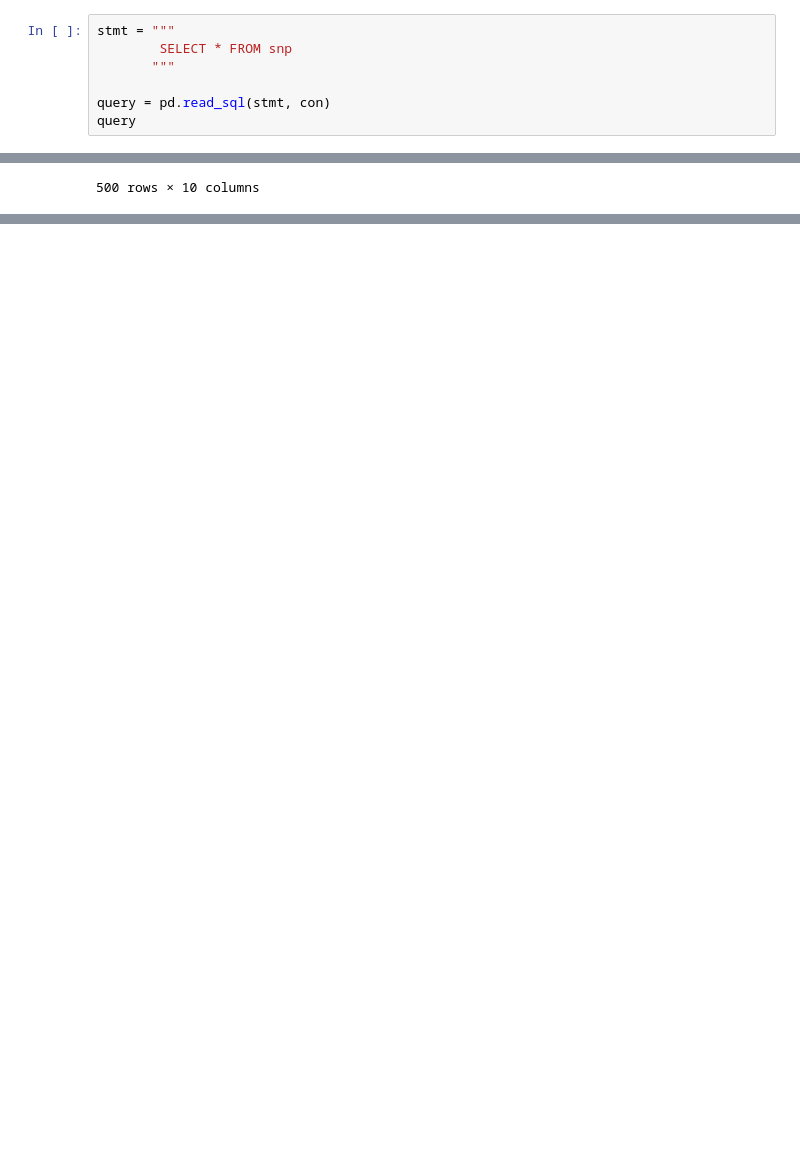
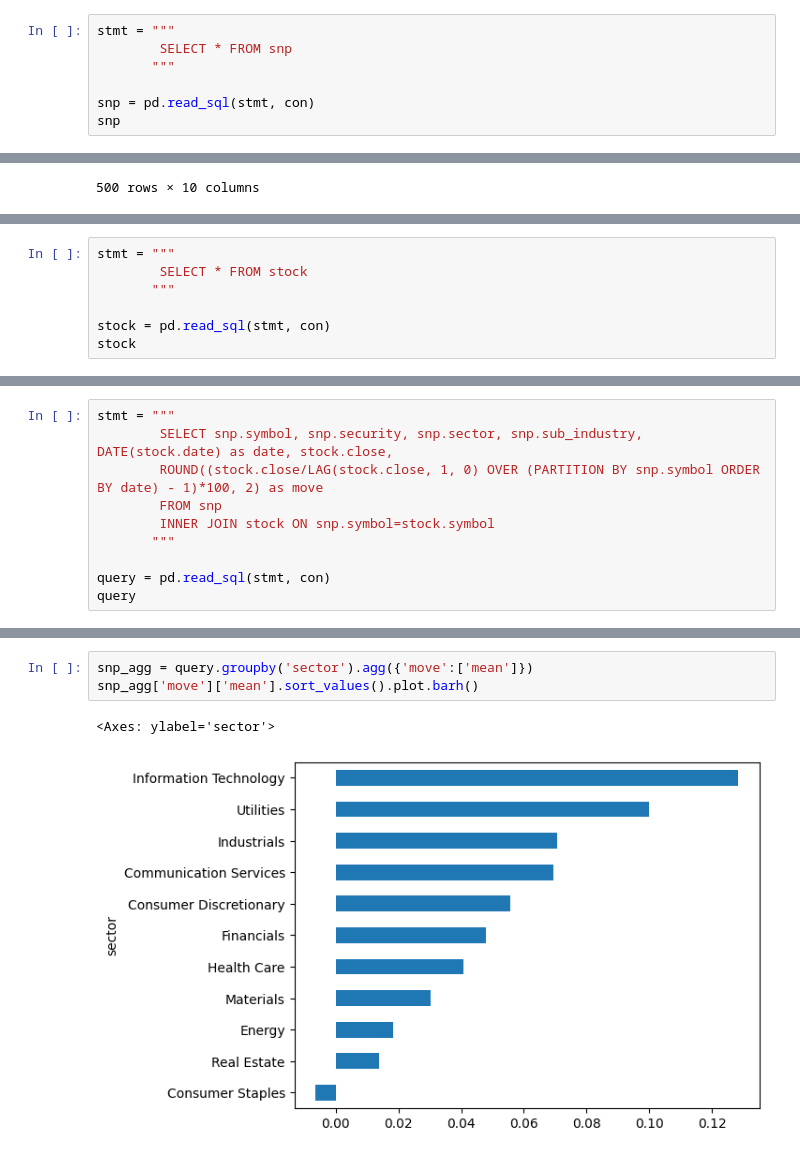
Before and after one commit to Robert-Shonk/SnP, a Jupyter notebook: explore.ipynb, the cells around one changed output, grey strips where cells are left out. Drawn from its saved outputs; the diff is of its cells as text; blank space fills up the shorter version.

```diff
--- a/explore.ipynb
+++ b/explore.ipynb
@@ -12,8 +11,8 @@ stmt = """
         SELECT * FROM snp
        """
 
-query = pd.read_sql(stmt, con)
-query
+snp = pd.read_sql(stmt, con)
+snp
 # %% [output]
 |  | id | exchange_url | symbol | security | sector | sub_industry | hq_location | date_added | CIK | ... |
 | 0 | 1 | https://www.nyse.com/quote/XNYS:MMM | MMM | 3M | Industrials | Industrial Conglomerates | Saint Paul, Minnesota | 1957-03-04 | 66740 | ... |
@@ -51,0 +30,7 @@ query
+# %%
+stmt = """
+        SELECT * FROM stock
+       """
+
+stock = pd.read_sql(stmt, con)
+stock
@@ -51,0 +53,10 @@ query
+# %%
+stmt = """
+        SELECT snp.symbol, snp.security, snp.sector, snp.sub_industry, DATE(stock.date) as date, stock.close,
+        ROUND((stock.close/LAG(stock.close, 1, 0) OVER (PARTITION BY snp.symbol ORDER BY date) - 1)*100, 2) as move
+        FROM snp
+        INNER JOIN stock ON snp.symbol=stock.symbol
+       """
+
+query = pd.read_sql(stmt, con)
+query
@@ -51,0 +77,6 @@ query
+# %%
+snp_agg = query.groupby('sector').agg({'move':['mean']})
+snp_agg['move']['mean'].sort_values().plot.barh()
+# %% [output]
+<Axes: ylabel='sector'>
+[figure, added]
```
Also changed, not shown: parts of 6 cells of this notebook, 5 other files.
